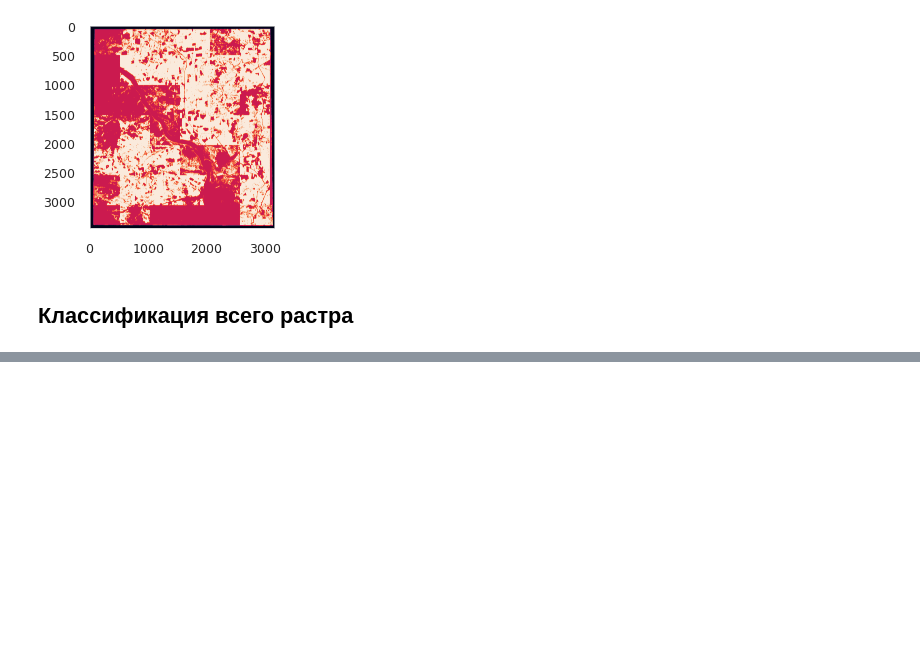
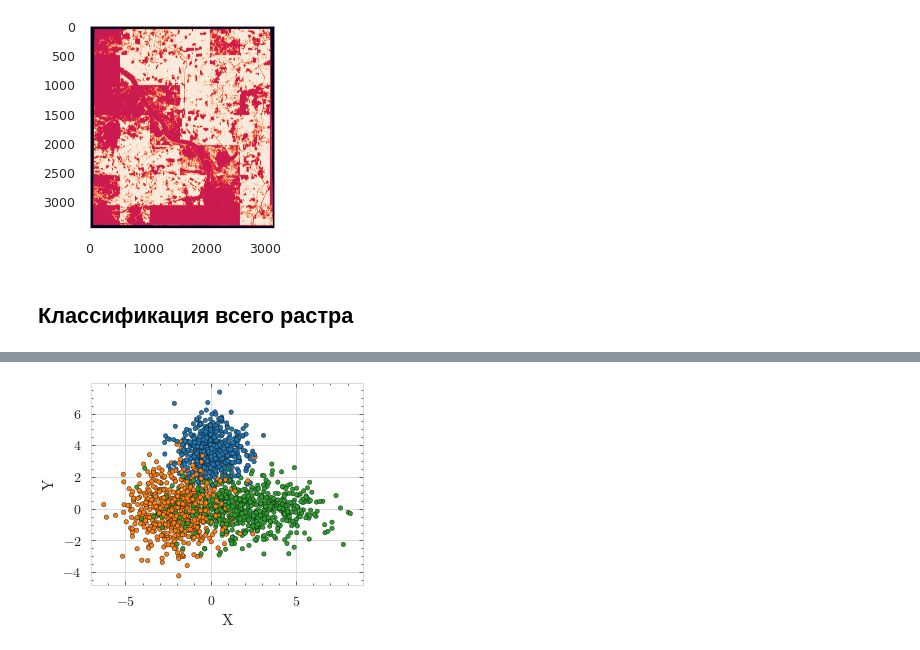
Before and after one commit to mishagrol/ForestMapping, a Jupyter notebook: notebooks/Classification_Experiments.ipynb, the cells around one changed output, grey strips where cells are left out. Cells and saved outputs as stored; diff of their text form; code cells hidden in the pictures; blank space fills up the shorter version.

```diff
--- a/notebooks/Classification_Experiments.ipynb
+++ b/notebooks/Classification_Experiments.ipynb
@@ -287,7 +327,7 @@ def get_metrics_average(models_vector): #vector with model variations, y predict
     return average_metrics_dataframe
 # %%
 def get_best_model(datavector_models):
-    number = get_metrics_average(datavector_svc_wf).sort_values(by='f1_scores',
+    number = get_metrics_average(datavector_models).sort_values(by='f1_scores',
                                                                 ascending=False).head(1).reset_index()['index'].values[0]
     best_model = datavector_models[number]['model']
     return best_model
@@ -317,0 +411,2 @@ df_scaled, min_max_scaler = get_scaled_data(os.path.join(folder, 'dataset_scale_
+# %%
+metric_container = None
@@ -1119,0 +1457,42 @@ print(status)
+# %%
+
+
+centers = [(0, 3.5), (-2, 0), (2, 0)]
+covs = [np.eye(2), np.eye(2)*2, np.diag([5, 1])]
+x_min, x_max, y_min, y_max, step = -6, 8, -6, 8, 0.1
+n_samples = 1000
+n_classes = 3
+np.random.seed(42)
+X = np.vstack([
+    np.random.multivariate_normal(center, cov, n_samples)
+    for center, cov in zip(centers, covs)
+])
+y = np.hstack([np.full(n_samples, i) for i in range(n_classes)])
+X_train_cal, X_test, y_train_cal, y_test = train_test_split(
+    X, y, test_size=0.2
+)
+X_train, X_cal, y_train, y_cal = train_test_split(
+    X_train_cal, y_train_cal, test_size=0.25
+)
+
+xx, yy = np.meshgrid(
+    np.arange(x_min, x_max, step), np.arange(x_min, x_max, step)
+)
+X_test_mesh = np.stack([xx.ravel(), yy.ravel()], axis=1)
+# %%
+colors = {0: "#1f77b4", 1: "#ff7f0e", 2:  "#2ca02c", 3: "#d62728"}
+y_train_col = list(map(colors.get, y_train))
+fig = plt.figure()
+plt.scatter(
+    X_train[:, 0],
+    X_train[:, 1],
+    color=y_train_col,
+    marker='o',
+    s=10,
+    edgecolor='k'
+)
+plt.xlabel("X")
+plt.ylabel("Y")
+plt.show()
+# %% [output]
+[figure, added]
```
Also changed, not shown: parts of 37 cells of this notebook.
